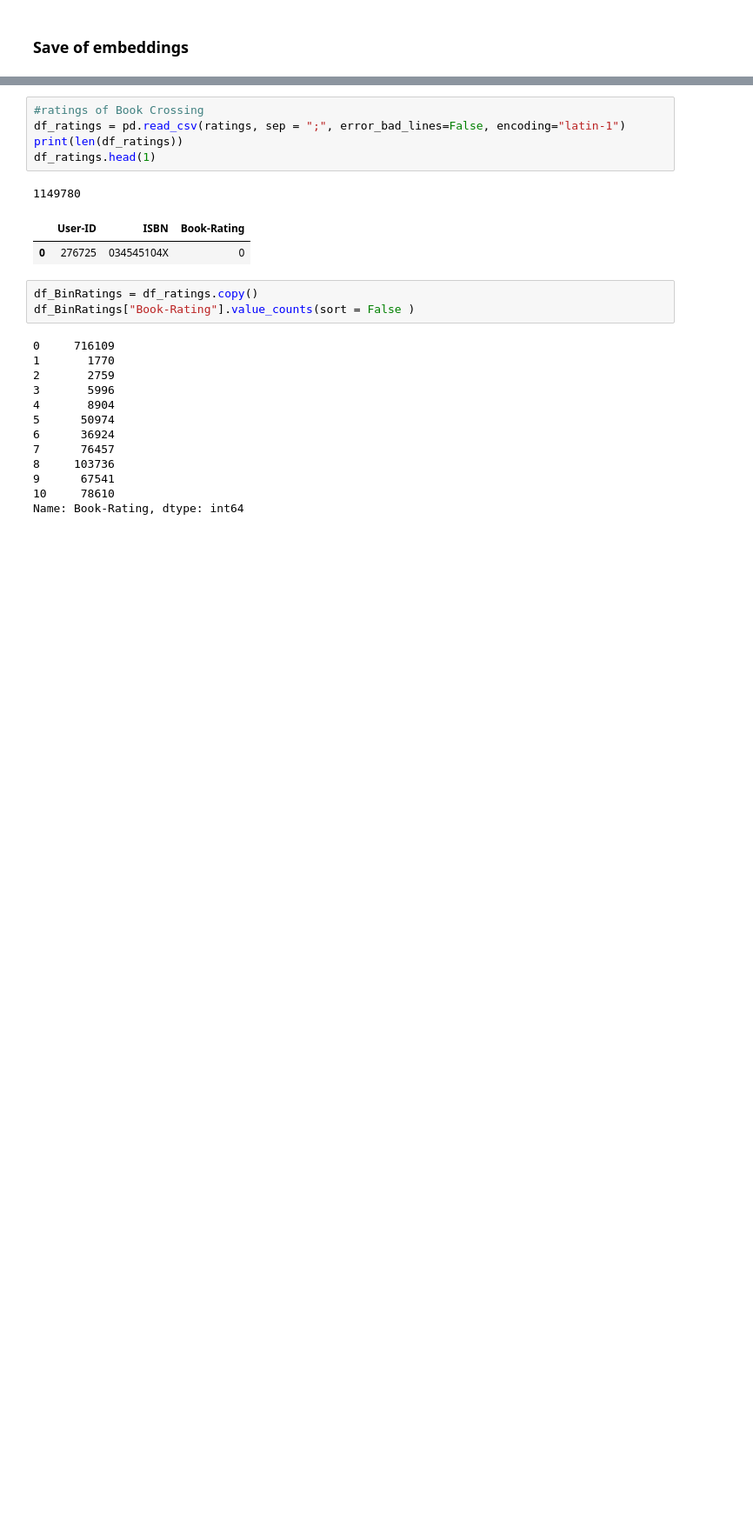
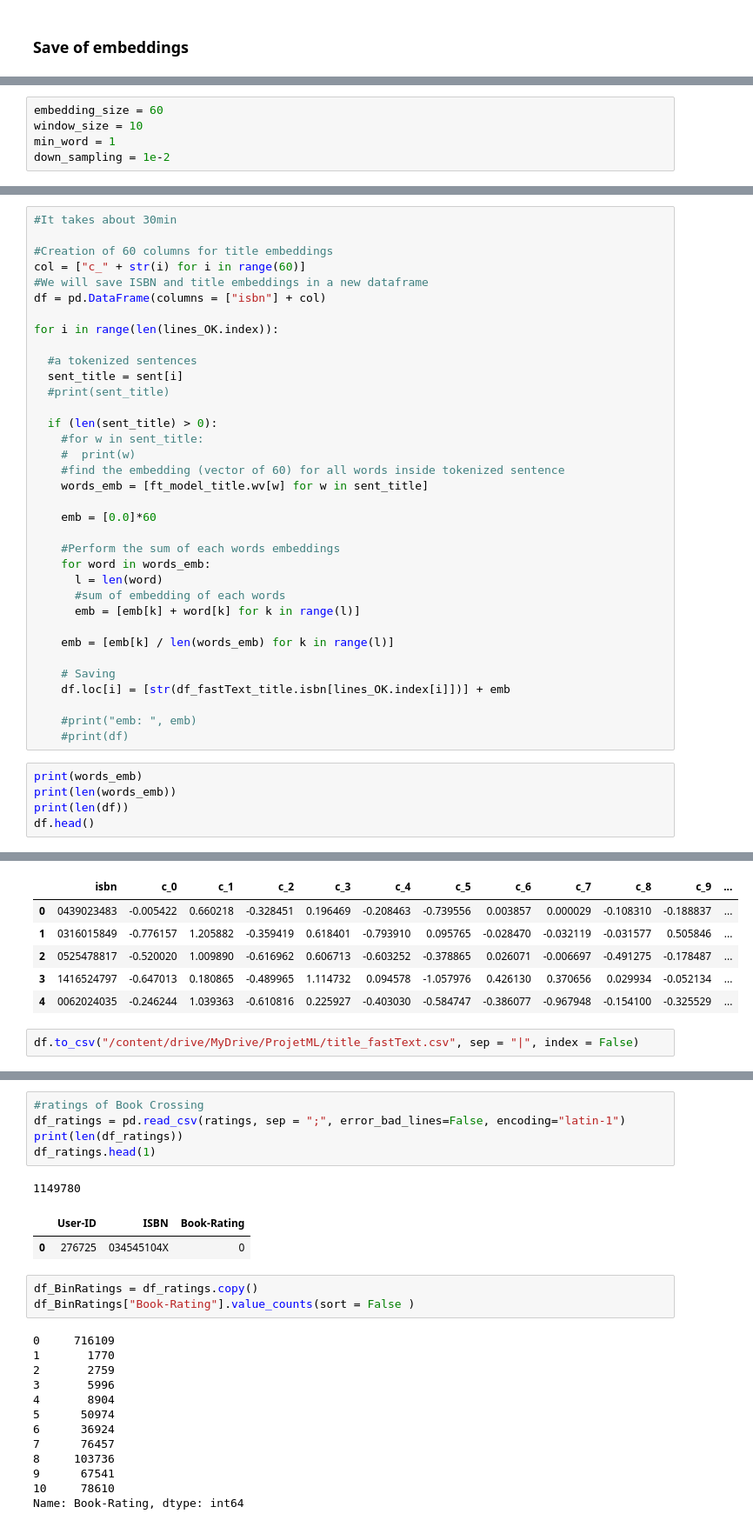
Before and after one commit to ArielNATAF/Books_project, a Jupyter notebook: AlgoReco/SingleEmbed_OrdinalReg.ipynb, the cells around one changed output, grey strips where cells are left out. Shown at 87% size. Saved outputs shown, nothing was run; the diff lists cells and outputs as text; blank space fills up the shorter version.

```diff
--- a/AlgoReco/SingleEmbed_OrdinalReg.ipynb
+++ b/AlgoReco/SingleEmbed_OrdinalReg.ipynb
@@ -704,0 +793,5 @@ df_fastText_auth.to_csv("/content/drive/MyDrive/ProjetML/authorsContext_fastText
+# %%
+embedding_size = 60
+window_size = 10
+min_word = 1
+down_sampling = 1e-2
@@ -704,0 +848,41 @@ df_fastText_auth.to_csv("/content/drive/MyDrive/ProjetML/authorsContext_fastText
+# %%
+#It takes about 30min
+
+#Creation of 60 columns for title embeddings
+col = ["c_" + str(i) for i in range(60)]
+#We will save ISBN and title embeddings in a new dataframe
+df = pd.DataFrame(columns = ["isbn"] + col)
+
+for i in range(len(lines_OK.index)):
+
+  #a tokenized sentences
+  sent_title = sent[i]
+  #print(sent_title)
+
+  if (len(sent_title) > 0):
+    #for w in sent_title:
+    #  print(w)
+    #find the embedding (vector of 60) for all words inside tokenized sentence
+    words_emb = [ft_model_title.wv[w] for w in sent_title]
+
+    emb = [0.0]*60
+
+    #Perform the sum of each words embeddings
+    for word in words_emb:
+      l = len(word)
+      #sum of embedding of each words
+      emb = [emb[k] + word[k] for k in range(l)]
+
+    emb = [emb[k] / len(words_emb) for k in range(l)]
+
+    # Saving
+    df.loc[i] = [str(df_fastText_title.isbn[lines_OK.index[i]])] + emb
+
+    #print("emb: ", emb)
+    #print(df)
+# %%
+print(words_emb)
+print(len(words_emb))
+print(len(df))
+df.head()
+# %% [output]
@@ -704,0 +906,8 @@ df_fastText_auth.to_csv("/content/drive/MyDrive/ProjetML/authorsContext_fastText
+|  | isbn | c_0 | c_1 | c_2 | c_3 | c_4 | c_5 | c_6 | c_7 | c_8 | c_9 | ... |
+| 0 | 0439023483 | -0.005422 | 0.660218 | -0.328451 | 0.196469 | -0.208463 | -0.739556 | 0.003857 | 0.000029 | -0.108310 | -0.188837 | ... |
+| 1 | 0316015849 | -0.776157 | 1.205882 | -0.359419 | 0.618401 | -0.793910 | 0.095765 | -0.028470 | -0.032119 | -0.031577 | 0.505846 | ... |
+| 2 | 0525478817 | -0.520020 | 1.009890 | -0.616962 | 0.606713 | -0.603252 | -0.378865 | 0.026071 | -0.006697 | -0.491275 | -0.178487 | ... |
+| 3 | 1416524797 | -0.647013 | 0.180865 | -0.489965 | 1.114732 | 0.094578 | -1.057976 | 0.426130 | 0.370656 | 0.029934 | -0.052134 | ... |
+| 4 | 0062024035 | -0.246244 | 1.039363 | -0.610816 | 0.225927 | -0.403030 | -0.584747 | -0.386077 | -0.967948 | -0.154100 | -0.325529 | ... |
+# %%
+df.to_csv("/content/drive/MyDrive/ProjetML/title_fastText.csv", sep = "|", index = False)
```
Also changed, not shown: parts of 172 cells of this notebook, 2 other files.
